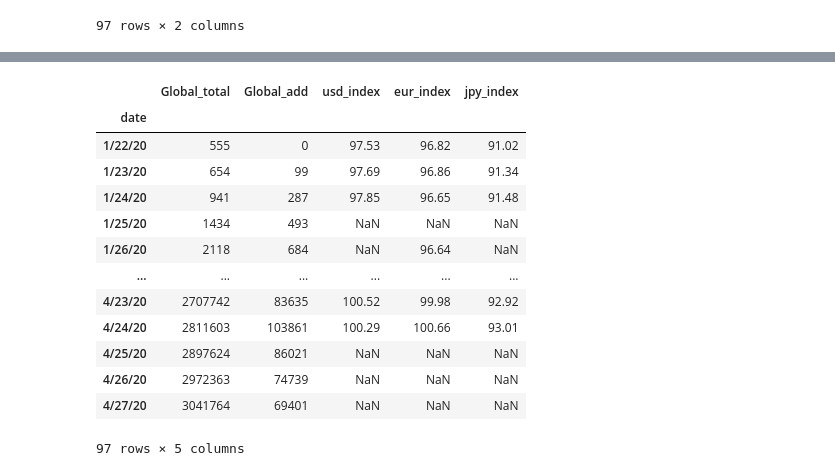
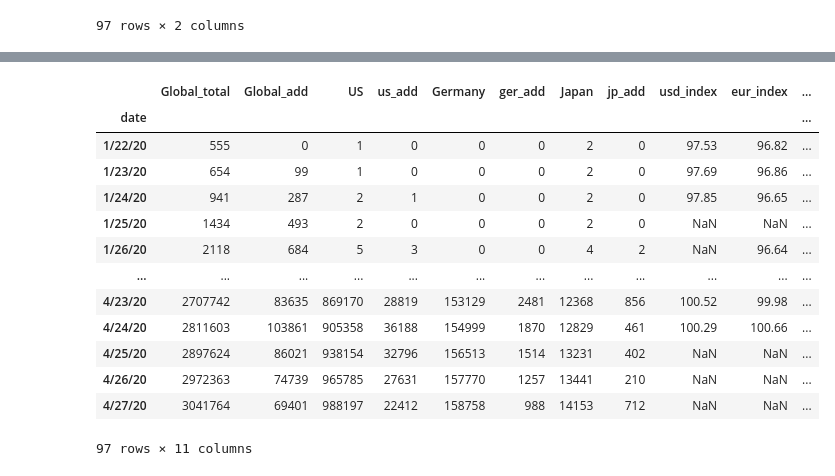
Before and after one commit to fox88-tw/python-basic-hw24, a Jupyter notebook: python-basic-hw24_index-global.ipynb, the cells around one changed output, grey strips where cells are left out. Drawn from its saved outputs; the diff is of its cells as text; code cells hidden in the pictures.

```diff
--- a/python-basic-hw24_index-global.ipynb
+++ b/python-basic-hw24_index-global.ipynb
@@ -32,3 +32,10 @@ df_cov3
 | 4/26/20 | 2972363 | 74739 |
 | 4/27/20 | 3041764 | 69401 |
 97 rows × 2 columns
+# %%
+import pandas as pd
+import matplotlib.pylab as plt
+
+df_cov_us = pd.read_csv('covid19_confirmed_Us.csv', index_col=0)
+df_cov_jp = pd.read_csv('covid19_confirmed_Jp.csv', index_col=0)
+df_cov_ge = pd.read_csv('covid19_confirmed_Germany.csv', index_col=0)
@@ -34,0 +92,10 @@ df_cov3
+# %%
+# Germany
+# 刪除行列
+df_cov2_ge = df_cov_ge.drop(columns=['Unnamed: 0.1', 'Province/State', 'Lat', 'Long'])
+df_cov2_ge.rename(columns={'Country/Region':''}, inplace=True)
+df_cov2_ge = df_cov2_ge.set_index('').T
+df_cov2_ge.index.name = 'date'
+df_cov2_ge
+#df_cov3.plot(kind='line')
+#plt.show()
@@ -34,0 +117,6 @@ df_cov3
+# %%
+# 依照 index 合併 數據 : covid 全球+各國
+df_glo = df_cov3.merge(df_cov2_us, how = 'left', on = 'date')
+df_glo = df_glo.merge(df_cov2_ge, how = 'left', on = 'date')
+df_glo = df_glo.merge(df_cov2_jp, how = 'left', on = 'date')
+df_glo
@@ -35,36 +138,30 @@ df_cov3
 # %%
-df_usd1 = df_usd.set_index('date')
-df_usd1.rename(columns={'price':'usd_index'}, inplace=True)
+# 依照 index 合併 數據 : covid + index
+df_usd.rename(columns={'price':'usd_index'}, inplace=True)
+df_glo = df_glo.merge(df_usd, how = 'left', on = 'date')
 
-df_glo = df_cov3.merge(df_usd1, how = 'left', on = 'date')
+df_eur.rename(columns={'price':'eur_index'}, inplace=True)
+df_glo = df_glo.merge(df_eur, how = 'left', on = 'date')
 
-df_eur1 = df_eur.set_index('date')
-df_eur1.rename(columns={'price':'eur_index'}, inplace=True)
-
-df_glo = df_glo.merge(df_eur1, how = 'left', on = 'date')
-
-
-df_jpy1 = df_jpy.set_index('date')
-df_jpy1.rename(columns={'price':'jpy_index'}, inplace=True)
-
-df_glo = df_glo.merge(df_jpy1, how = 'left', on = 'date')
+df_jpy.rename(columns={'price':'jpy_index'}, inplace=True)
+df_glo = df_glo.merge(df_jpy, how = 'left', on = 'date')
 
 df_glo
 # %% [output]
-|  | Global_total | Global_add | usd_index | eur_index | jpy_index |
-| date |  |  |  |  |  |
-| 1/22/20 | 555 | 0 | 97.53 | 96.82 | 91.02 |
-| 1/23/20 | 654 | 99 | 97.69 | 96.86 | 91.34 |
-| 1/24/20 | 941 | 287 | 97.85 | 96.65 | 91.48 |
-| 1/25/20 | 1434 | 493 | NaN | NaN | NaN |
-| 1/26/20 | 2118 | 684 | NaN | 96.64 | NaN |
-| ... | ... | ... | ... | ... | ... |
-| 4/23/20 | 2707742 | 83635 | 100.52 | 99.98 | 92.92 |
-| 4/24/20 | 2811603 | 103861 | 100.29 | 100.66 | 93.01 |
-| 4/25/20 | 2897624 | 86021 | NaN | NaN | NaN |
-| 4/26/20 | 2972363 | 74739 | NaN | NaN | NaN |
-| 4/27/20 | 3041764 | 69401 | NaN | NaN | NaN |
+|  | Global_total | Global_add | US | us_add | Germany | ger_add | Japan | jp_add | usd_index | eur_index | ... |
+| date |  |  |  |  |  |  |  |  |  |  | ... |
+| 1/22/20 | 555 | 0 | 1 | 0 | 0 | 0 | 2 | 0 | 97.53 | 96.82 | ... |
+| 1/23/20 | 654 | 99 | 1 | 0 | 0 | 0 | 2 | 0 | 97.69 | 96.86 | ... |
+| 1/24/20 | 941 | 287 | 2 | 1 | 0 | 0 | 2 | 0 | 97.85 | 96.65 | ... |
+| 1/25/20 | 1434 | 493 | 2 | 0 | 0 | 0 | 2 | 0 | NaN | NaN | ... |
+| 1/26/20 | 2118 | 684 | 5 | 3 | 0 | 0 | 4 | 2 | NaN | 96.64 | ... |
+| ... | ... | ... | ... | ... | ... | ... | ... | ... | ... | ... | ... |
+| 4/23/20 | 2707742 | 83635 | 869170 | 28819 | 153129 | 2481 | 12368 | 856 | 100.52 | 99.98 | ... |
+| 4/24/20 | 2811603 | 103861 | 905358 | 36188 | 154999 | 1870 | 12829 | 461 | 100.29 | 100.66 | ... |
+| 4/25/20 | 2897624 | 86021 | 938154 | 32796 | 156513 | 1514 | 13231 | 402 | NaN | NaN | ... |
+| 4/26/20 | 2972363 | 74739 | 965785 | 27631 | 157770 | 1257 | 13441 | 210 | NaN | NaN | ... |
+| 4/27/20 | 3041764 | 69401 | 988197 | 22412 | 158758 | 988 | 14153 | 712 | NaN | NaN | ... |
-97 rows × 5 columns
+97 rows × 11 columns
 # %%
 df_glo['T_index'] = df_glo[['usd_index', 'eur_index', 'jpy_index']].sum(1,False)
 
```
Also changed, not shown: parts of 7 cells of this notebook, 1 other file.
